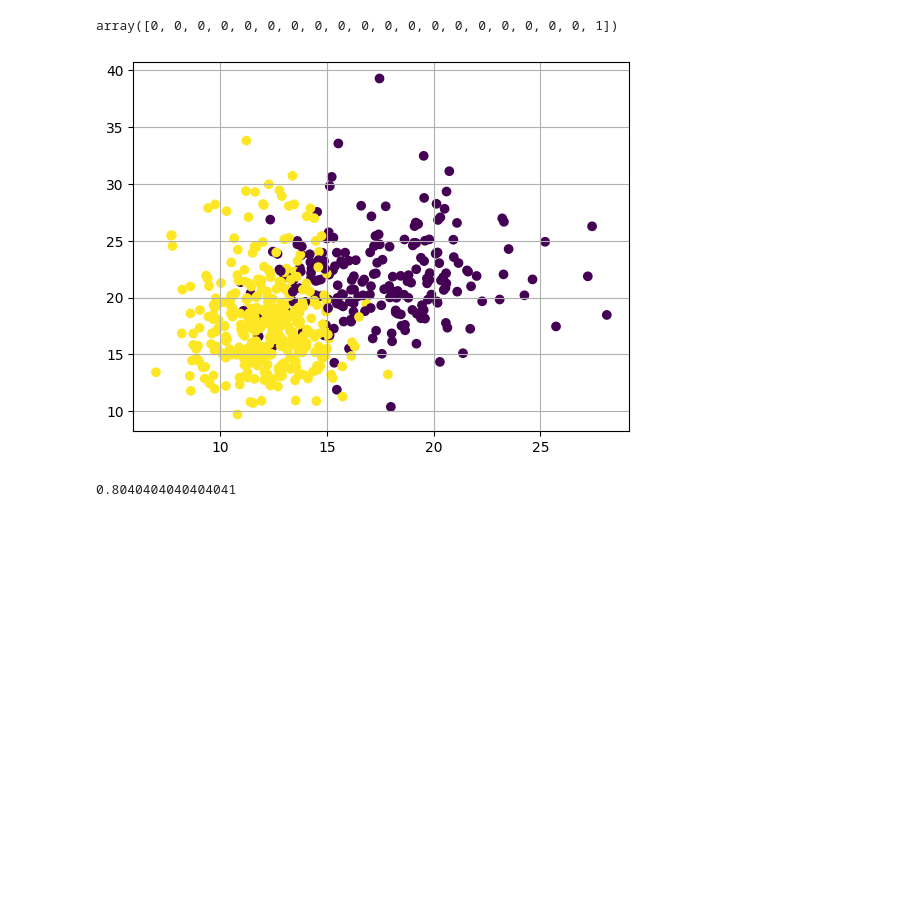
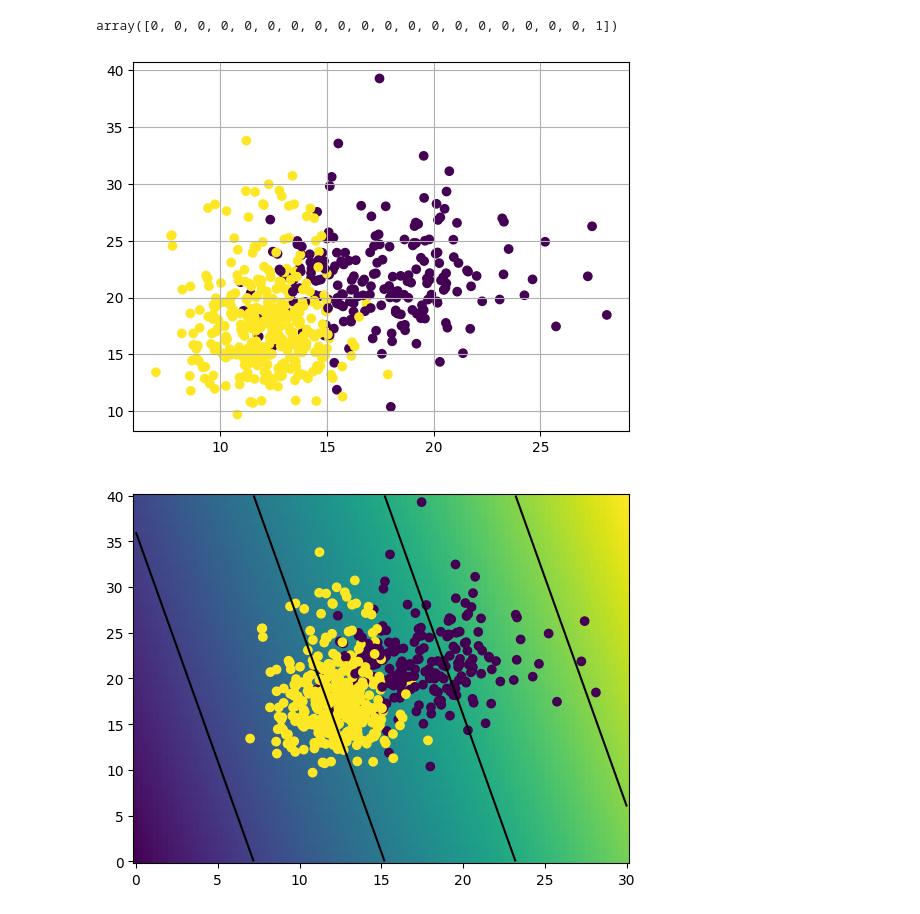
Before and after one commit to mickeyranx/ML, a Jupyter notebook: 01_linear_classification.ipynb, the cells around one changed output. Saved outputs shown, nothing was run; the diff lists cells and outputs as text; code cells hidden in the pictures; blank space fills up the shorter version.

```diff
--- a/01_linear_classification.ipynb
+++ b/01_linear_classification.ipynb
@@ -31,37 +31,53 @@ data = data[:, :2]
 # Excercise 1.1
 # Try to find a linear classifier by hand that can classify the dataset
 # as good as possible. Let the classification rule be w1 * f1 + w2 * f2 + w3 > 0
 # where w1, w2 and w3 are the weights to be learnt and f1, f2 are the features.
 # What accuracy can you reach?
-weights = [0.2,0.3,0.4]
-xs = np.linspace(0,10,100)
-ys = np.linspace(0,10,100)
+weights = [0.5,0.1,0.4]
+xs = np.linspace(0,30,100)
+ys = np.linspace(0,40,100)
 
 #plot of the target data
 fig, ax = plt.subplots()
 ax.scatter(data[:,0], data[:,1], c = target )
 plt.grid()
 plt.show()
 
 
 XS, YS = np.meshgrid(xs, ys)
 data_grid = np.array([XS.flatten(), YS.flatten()]).T
 
 def score(data, w):
     return w[0] * data[0] + w[1] * data[1] + w[2]
 
-scores = list(map(lambda x : score(x, weights), data_grid))
+
+#scores = list(map(lambda x : score(x, weights), data_grid))
+#fig, ax = plt.subplots()
+scores = score((XS, YS), weights)
+actual_scores = score(data, weights)
+#scores.shape
 fig, ax = plt.subplots()
-plt.pcolormesh()
+CS = ax.pcolormesh(XS, YS, scores)
+ax.contour(XS, YS, scores , 4, colors = "k")
+ax.scatter(data[:,0], data[:,1], c = target )
+plt.show()
+
+predictions = map(lambda x : x < 0.5, scores.flatten())
 
 
-print(scores[20])
+
+#map()
+
+
+
+
+#print(scores[20])
 # Excercise 1.2
 # Learn the optimal parameters automatically using gradient descent. For the
 # loss function use a simple squared loss (t - tp)**2 where t is the target
 # label (either 0 or 1) and tp = w1 * f1 + w2 * f2 + w3 is the predicted label.
 # What accuracy can you reach? Why is this loss function problematic? Is there
 # a better alternative?
 # %% [output]
 [figure]
-0.8040404040404041
+[figure, added]
```
